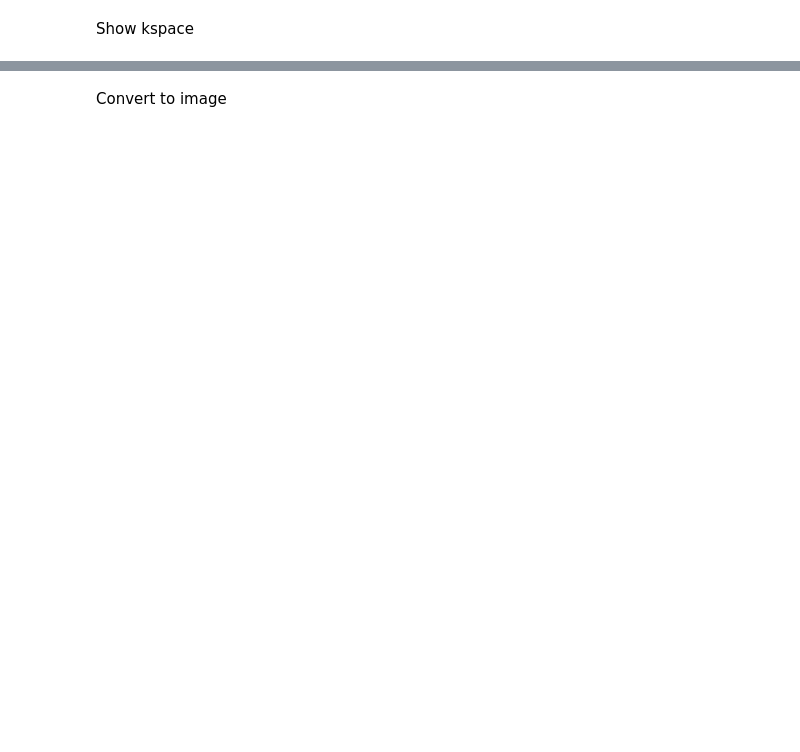
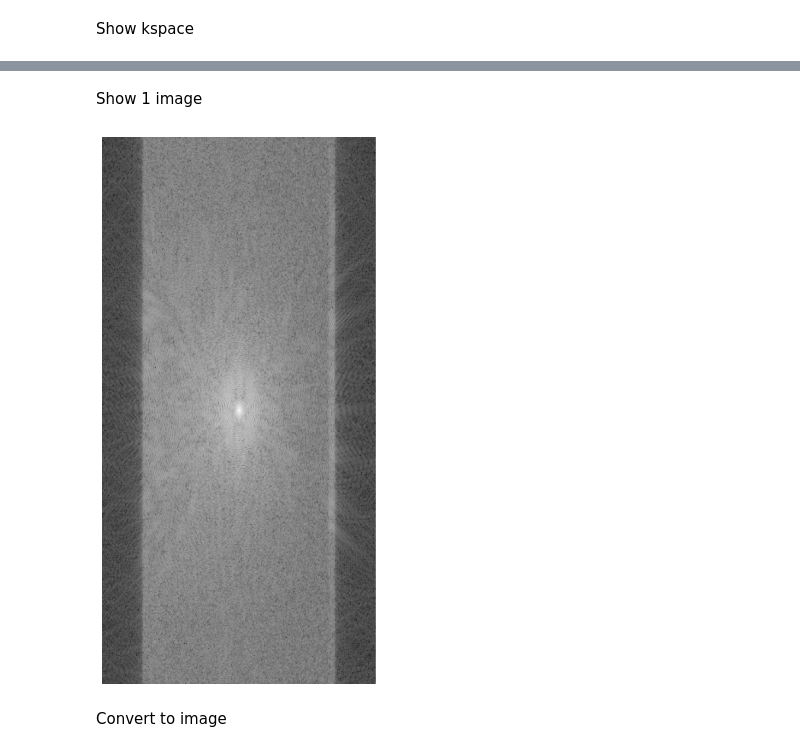
Before and after one commit to andreas00e/mri-inr, a Jupyter notebook: explore.ipynb, the cells around one changed output, grey strips where cells are left out. Saved outputs shown, nothing was run; the diff lists cells and outputs as text; code cells hidden in the pictures; blank space fills up the shorter version.

```diff
--- a/explore.ipynb
+++ b/explore.ipynb
@@ -50,3 +117,9 @@ complex128
+# %% [markdown]
+Show 1 image
+# %%
+show_slices(np.log(np.abs(volume_kspace) + 1e-9), [0])  # This shows slices 0, 5 and 10, convert complex to real number with log of abs
+# %% [output]
+[figure, added]
 # %%
 import fastmri
 from fastmri.data import transforms as T
```
Also changed, not shown: parts of 12 cells of this notebook.
